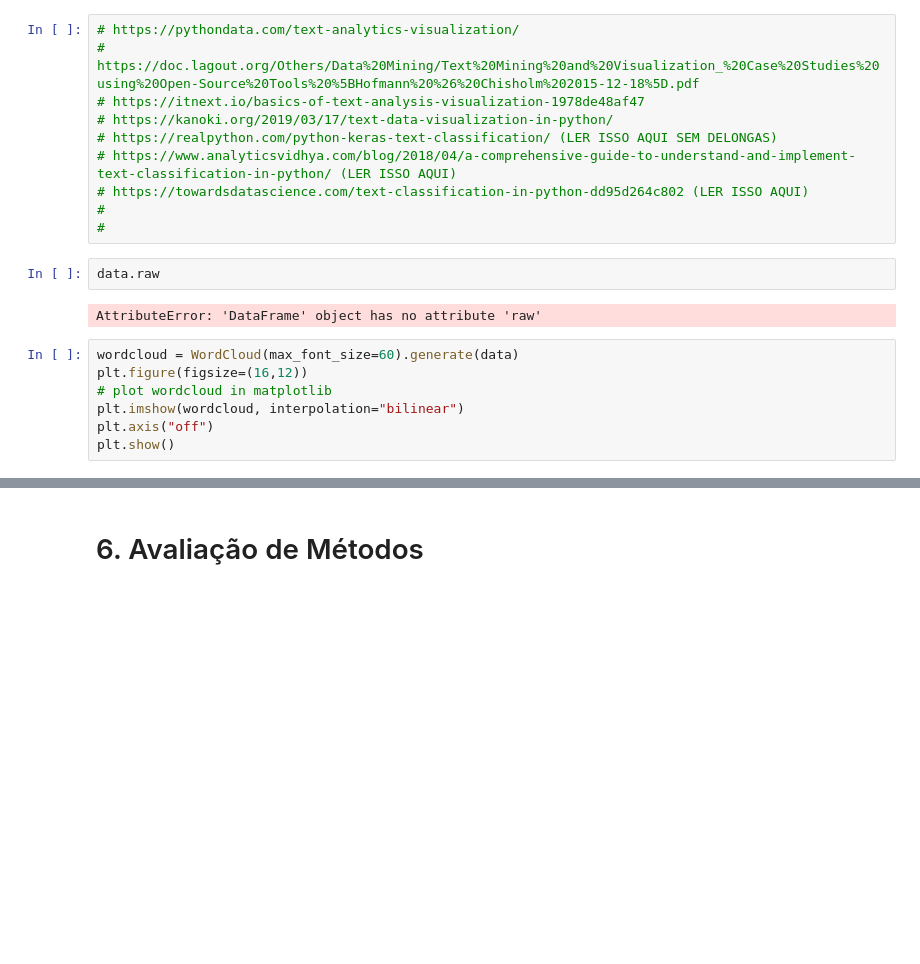
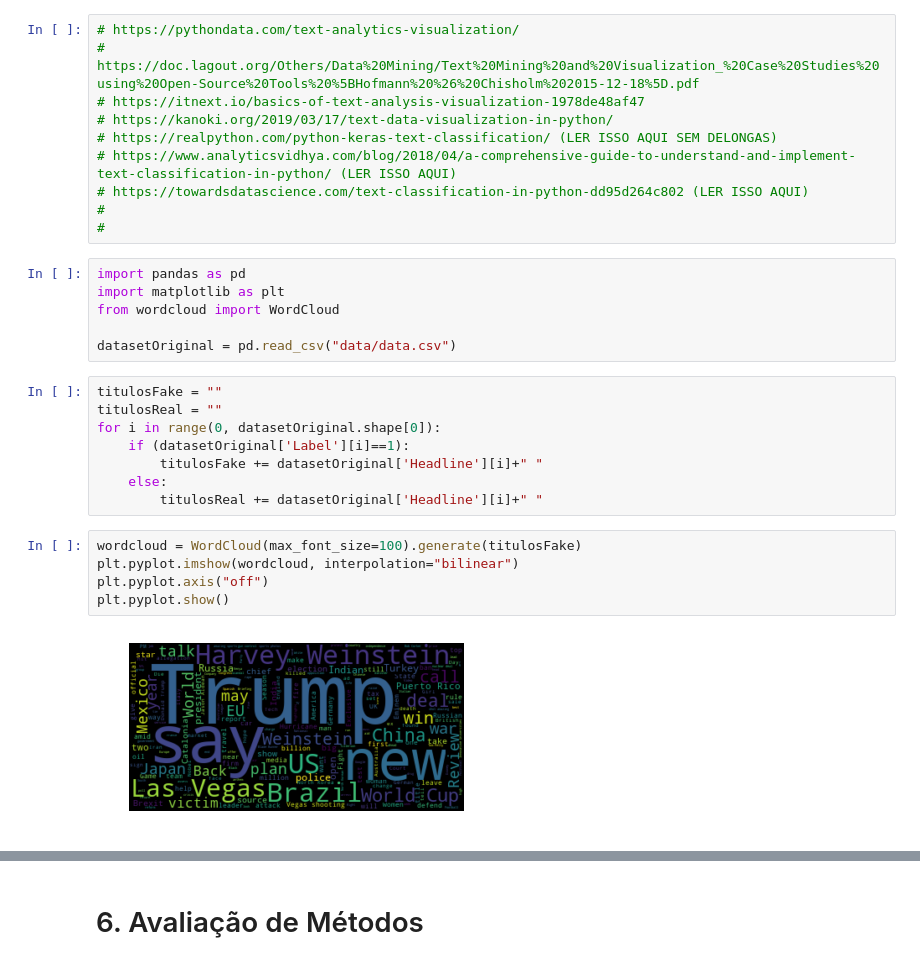
Before and after one commit to EdvarFilho/TrabalhoAprendizagemDeMaquina, a Jupyter notebook: Analisador de Fake News.ipynb, the cells around one changed output, grey strips where cells are left out. Saved outputs shown, nothing was run; the diff lists cells and outputs as text; blank space fills up the shorter version.

Commit message:
[+] Arquivo Final pro Trabalho -> Visualização da WordCloud

```diff
--- a/Analisador de Fake News.ipynb
+++ b/Analisador de Fake News.ipynb
@@ -299,14 +291,24 @@ The distribution of Top trigrams after removing stop words
 # https://towardsdatascience.com/text-classification-in-python-dd95d264c802 (LER ISSO AQUI)
 #
 #
-# %%
-data.raw
-# %% [output]
-AttributeError: 'DataFrame' object has no attribute 'raw'
+# %%
+import pandas as pd
+import matplotlib as plt
+from wordcloud import WordCloud
+
+datasetOriginal = pd.read_csv("data/data.csv")
+# %%
+titulosFake = ""
+titulosReal = ""
+for i in range(0, datasetOriginal.shape[0]):
+    if (datasetOriginal['Label'][i]==1):
+        titulosFake += datasetOriginal['Headline'][i]+" "
+    else:
+        titulosReal += datasetOriginal['Headline'][i]+" "
 # %%
-wordcloud = WordCloud(max_font_size=60).generate(data)
-plt.figure(figsize=(16,12))
-# plot wordcloud in matplotlib
-plt.imshow(wordcloud, interpolation="bilinear")
-plt.axis("off")
-plt.show()
+wordcloud = WordCloud(max_font_size=100).generate(titulosFake)
+plt.pyplot.imshow(wordcloud, interpolation="bilinear")
+plt.pyplot.axis("off")
+plt.pyplot.show()
+# %% [output]
+[figure, added]
```
Also changed, not shown: parts of 2 cells of this notebook.
